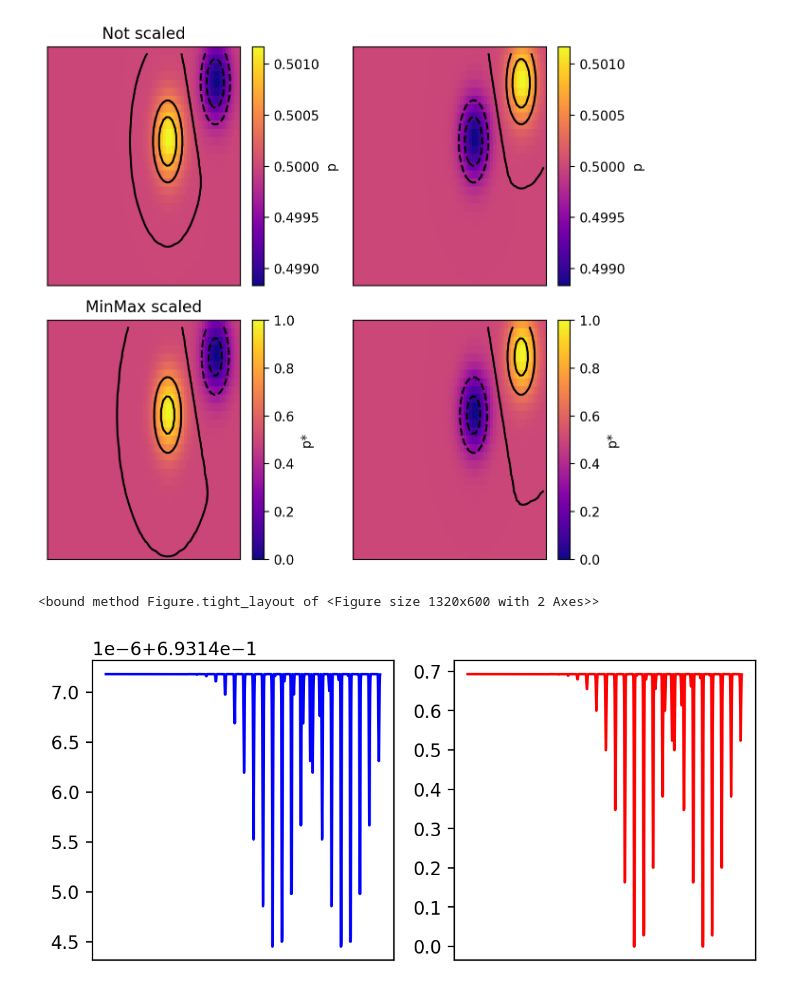
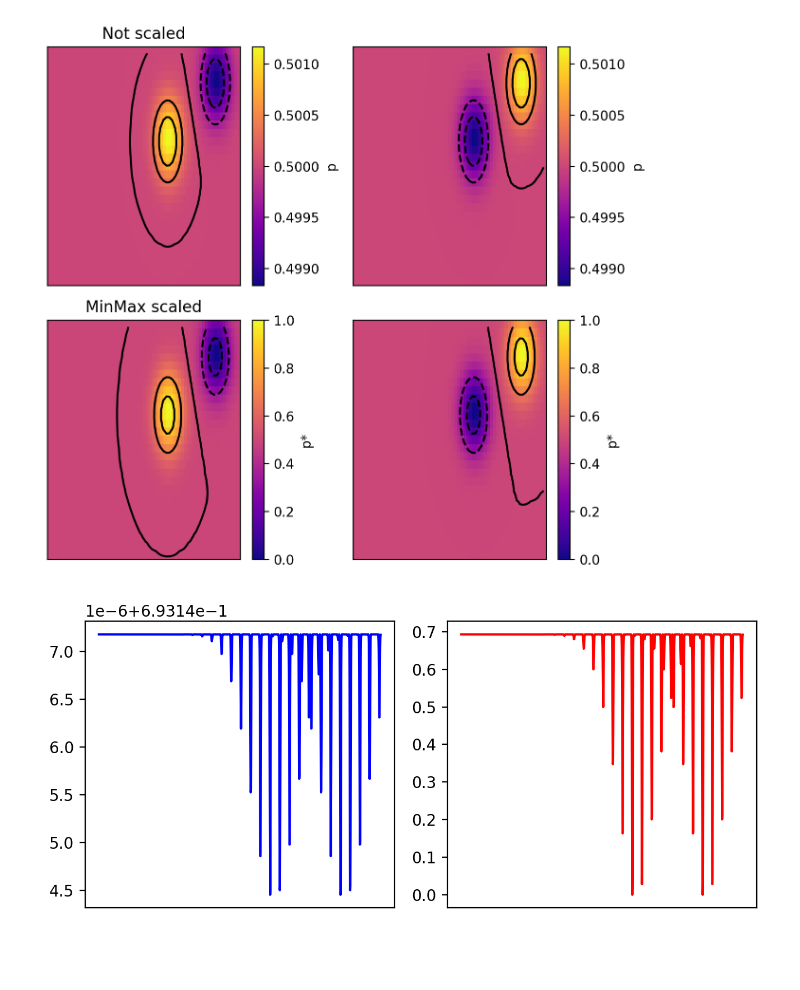
Before and after one commit to AGardinon/ActiveLearningCLassiFier, a Jupyter notebook: example/1_AL_Classifier.ipynb, the cells around one changed output. Saved outputs shown, nothing was run; the diff lists cells and outputs as text; code cells hidden in the pictures; blank space fills up the shorter version.

Commit message:
adjustment of example notebooks and some imports

```diff
--- a/example/1_AL_Classifier.ipynb
+++ b/example/1_AL_Classifier.ipynb
@@ -194,21 +190,21 @@ Now we will generate new points, based on the dummy feature space that we have c
 
 1. **Random acquisition**: just selects N points randomly from the one available.
 # %%
-acqui_rng = DecisionFunction(mode='random', seed=42).acquire(idxs=points_idx, n=Nacqui)
+acqui_rng = alclf.DecisionFunction(mode='random', seed=42).acquire(idxs=points_idx, n=Nacqui)
 len(acqui_rng)
 # %% [output]
 10
 # %% [markdown]
 2. **Exploration**: based on the concept of _highest_ entropy, it selects N points that have the highest entropy values, _aka_ samples the most unkown areas of the currently trained model.
 # %%
-acqui_exploration = DecisionFunction(mode='exploration', seed=42).acquire(pdf=pdf, n=Nacqui)
+acqui_exploration = alclf.DecisionFunction(mode='exploration', seed=42).acquire(pdf=pdf, n=Nacqui)
 len(acqui_exploration)
 # %% [output]
 10
 # %% [markdown]
 3. **Exploitation**: based on the opposite concept (of _exploration_), it selects N points that have the lowest entropy values, _aka_ samples the least unkown areas of the currently trained model.
 # %%
-acqui_exploitation = DecisionFunction(mode='exploitation', seed=42).acquire(pdf=pdf, n=Nacqui)
+acqui_exploitation = alclf.DecisionFunction(mode='exploitation', seed=42).acquire(pdf=pdf, n=Nacqui)
 len(acqui_exploitation)
 # %% [output]
 10
@@ -270,7 +266,7 @@ print(start_idxs)
 # %% [markdown]
 The classifier can be setup like before using the specific class.
 # %%
-from classification import *
+from activeclf.classification import RBF
 
 # name as defined in the class
 clf_model = 'GaussianProcessClassifier'
@@ -281,7 +277,7 @@ clf_dict = dict(
     random_state=73
 )
 
-al_clf = ClassifierModel(model=clf_model, **clf_dict)
+al_clf = alclf.ClassifierModel(model=clf_model, **clf_dict)
 # %% [markdown]
 It is possible to access the actual classifier by the `.clf` property of the class.
 # %%
@@ -486,13 +478,12 @@ H_scaled = scipy.stats.entropy(pk=Z_scaled, axis=1)
 # %%
 fig, ax = get_axes(2,2)
 
 ax[0].plot(H, c='b', alpha=1)
 ax[1].plot(H_scaled, c='r', alpha=1)
 
 for i in range(2):
     ax[i].set_xticks(())
 
-fig.tight_layout
+fig.tight_layout()
 # %% [output]
-<bound method Figure.tight_layout of <Figure size 1320x600 with 2 Axes>>
-[figure, old version]
+[figure, new version]
```
Also changed, not shown: parts of 15 cells of this notebook, 3 other files.
